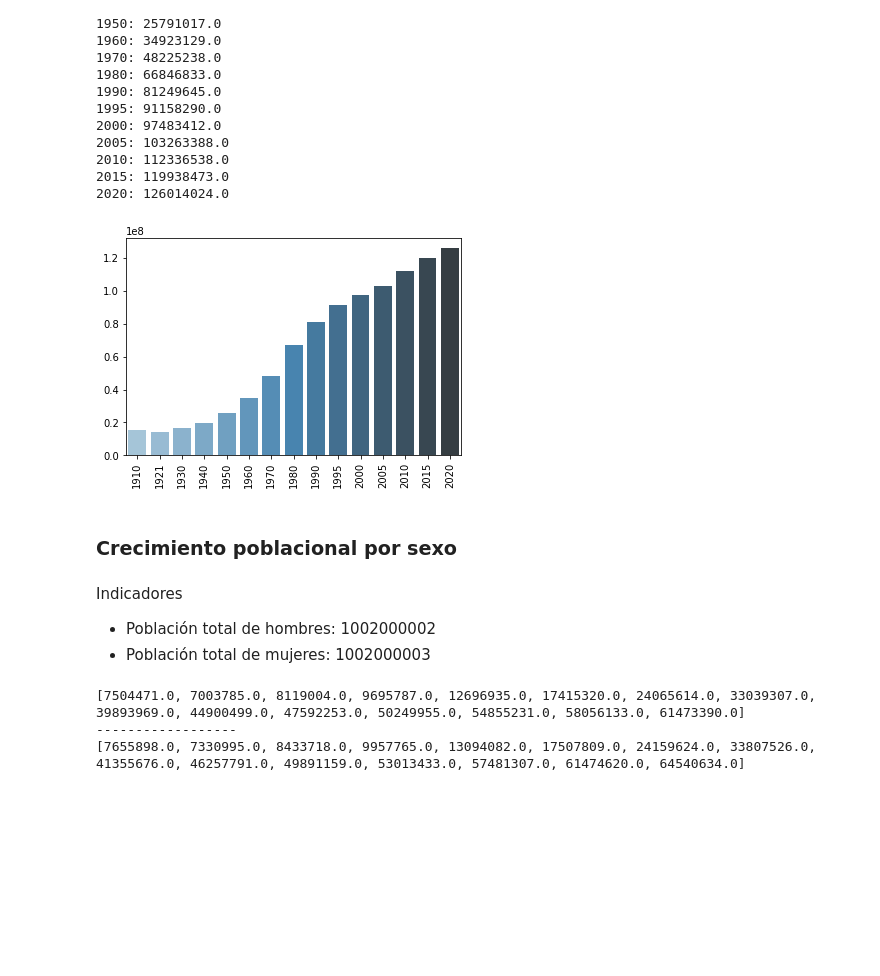
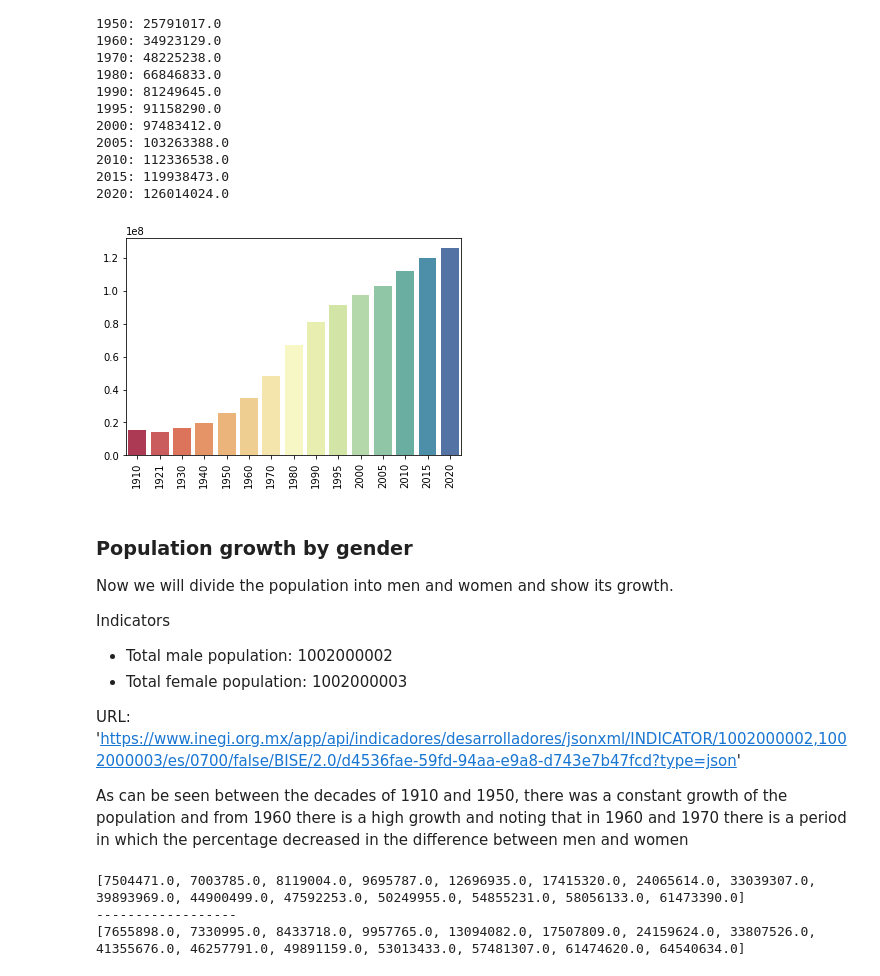
Before and after one commit to aarondiuz/Proyecto_Censo, a Jupyter notebook: Proyecto_Censo.ipynb, the cells around one changed output. Cells and saved outputs as stored; diff of their text form; code cells hidden in the pictures; blank space fills up the shorter version.

```diff
--- a/Proyecto_Censo.ipynb
+++ b/Proyecto_Censo.ipynb
@@ -71,15 +167,15 @@ if response.status_code==200:
     #print(Series)
 
     #Obtención de la lista de observaciones
-    Lista_PoblacionTotal = []
+    List_TotalPopulation = []
     Lista_Periodo = []
     for obs in Series:
-        Lista_PoblacionTotal.append(float(obs['OBS_VALUE']))
+        List_TotalPopulation.append(float(obs['OBS_VALUE']))
         Lista_Periodo.append(int(obs['TIME_PERIOD']))
 
     #Generación del promedio de la lista de observaciones
-    for i in range(0,len(Lista_PoblacionTotal)):
-        print(str(Lista_Periodo[i])+":",Lista_PoblacionTotal[i])
+    for i in range(0,len(List_TotalPopulation)):
+        print(str(Lista_Periodo[i])+":",List_TotalPopulation[i])
 # %% [output]
 1910: 15160369.0
 1921: 14334780.0
@@ -99,21 +195,26 @@ if response.status_code==200:
 # %%
 import matplotlib
 import matplotlib.pyplot as plt
 import numpy as np
 import seaborn as sns
 
 #sns.set_theme(style="whitegrid")
-sns.barplot(x=Lista_Periodo, y=Lista_PoblacionTotal,palette="Blues_d")
+sns.barplot(x=Lista_Periodo, y=List_TotalPopulation,palette="Spectral")
 plt.xticks(rotation=90)
 plt.show()
 # %% [output]
-[figure, old version]
+[figure, new version]
-# %% [markdown]
-### Crecimiento poblacional por sexo
-# %% [markdown]
-Indicadores
-* Población total de hombres: 1002000002
-* Población total de mujeres: 1002000003
+# %% [markdown]
+### Population growth by gender
+Now we will divide the population into men and women and show its growth.
+
+Indicators
+* Total male population: 1002000002
+* Total female population: 1002000003
+
+URL: 'https://www.inegi.org.mx/app/api/indicadores/desarrolladores/jsonxml/INDICATOR/1002000002,1002000003/es/0700/false/BISE/2.0/d4536fae-59fd-94aa-e9a8-d743e7b47fcd?type=json'
+
+As can be seen between the decades of 1910 and 1950, there was a constant growth of the population and from 1960 there is a high growth and noting that in 1960 and 1970 there is a period in which the percentage decreased in the difference between men and women
 # %%
 # We can address more than one indicator using comma
 url='https://www.inegi.org.mx/app/api/indicadores/desarrolladores/jsonxml/INDICATOR/1002000002,1002000003/es/0700/false/BISE/2.0/d4536fae-59fd-94aa-e9a8-d743e7b47fcd?type=json'
```
Also changed, not shown: parts of 22 cells of this notebook.
